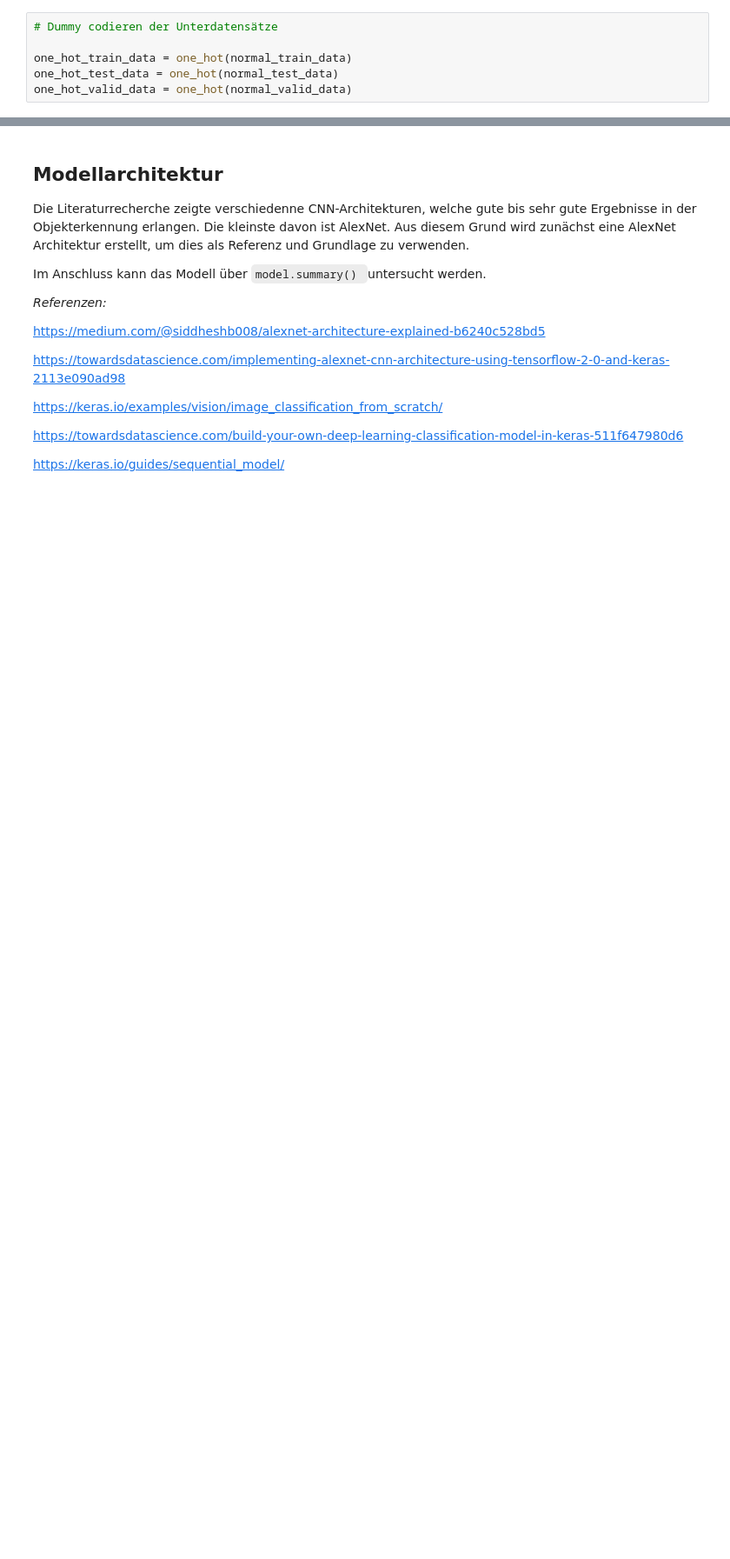
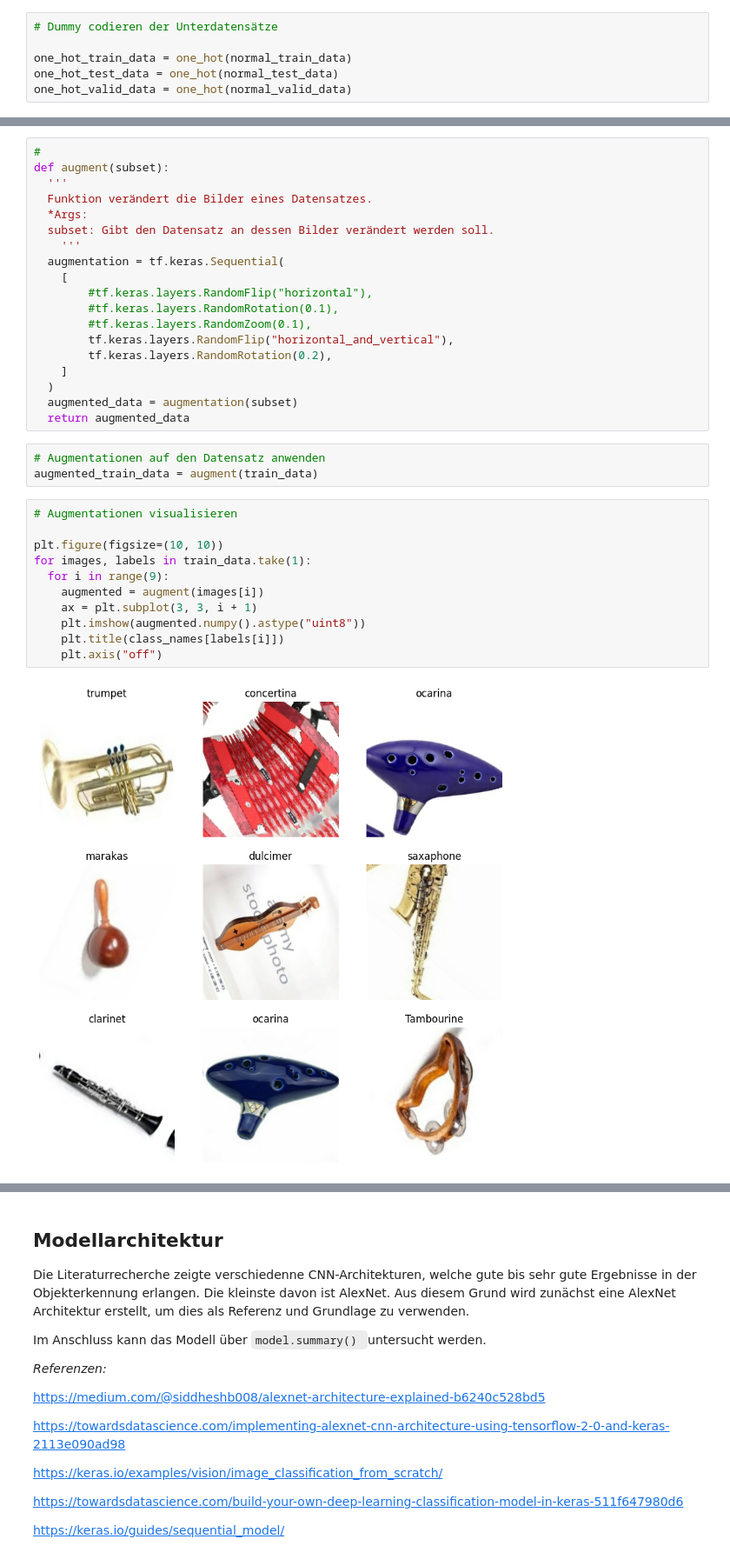
Before and after one commit to Kusakawama/MADS_CNN, a Jupyter notebook: ML_cleaned.ipynb, the cells around one changed output, grey strips where cells are left out. Shown at 87% size. Cells and saved outputs as stored; diff of their text form; blank space fills up the shorter version.

```diff
--- a/ML_cleaned.ipynb
+++ b/ML_cleaned.ipynb
@@ -406,0 +454,35 @@ One-Hot Label: [[0. 0. 0. 0. 0. 0. 0. 0. 1. 0. 0. 0. 0. 0. 0. 0. 0. 0. 0. 0. 0.
+# %%
+#
+def augment(subset):
+  '''
+  Funktion verändert die Bilder eines Datensatzes.
+  *Args:
+  subset: Gibt den Datensatz an dessen Bilder verändert werden soll.
+    '''
+  augmentation = tf.keras.Sequential(
+    [
+        #tf.keras.layers.RandomFlip("horizontal"),
+        #tf.keras.layers.RandomRotation(0.1),
+        #tf.keras.layers.RandomZoom(0.1),
+        tf.keras.layers.RandomFlip("horizontal_and_vertical"),
+        tf.keras.layers.RandomRotation(0.2),
+    ]
+  )
+  augmented_data = augmentation(subset)
+  return augmented_data
+# %%
+# Augmentationen auf den Datensatz anwenden
+augmented_train_data = augment(train_data)
+# %%
+# Augmentationen visualisieren
+
+plt.figure(figsize=(10, 10))
+for images, labels in train_data.take(1):
+  for i in range(9):
+    augmented = augment(images[i])
+    ax = plt.subplot(3, 3, i + 1)
+    plt.imshow(augmented.numpy().astype("uint8"))
+    plt.title(class_names[labels[i]])
+    plt.axis("off")
+# %% [output]
+[figure, added]
```
Also changed, not shown: parts of 10 cells of this notebook.
